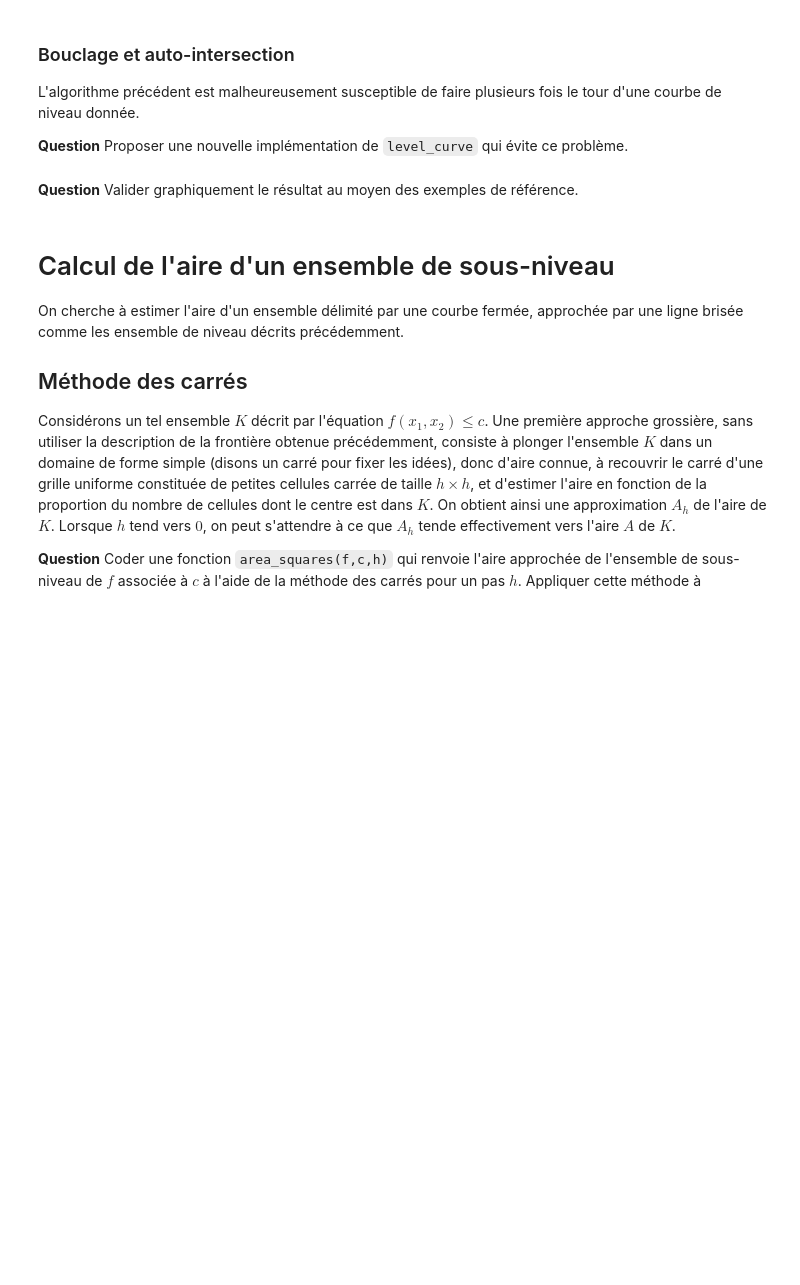
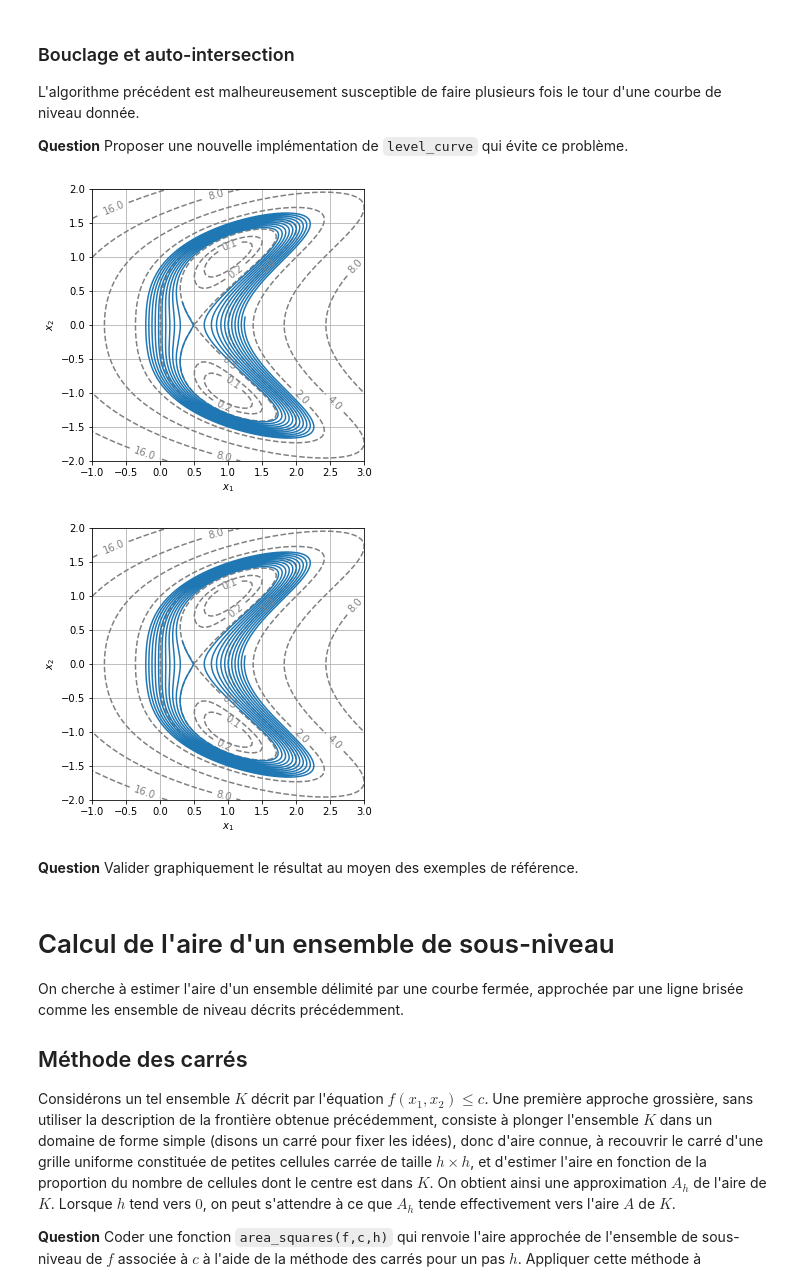
Before and after one commit to EliottBarbier/projet-maths, a Jupyter notebook: Projet numérique - Calcul différentiel.ipynb, the cells around one changed output. Cells and saved outputs as stored; diff of their text form; code cells hidden in the pictures; blank space fills up the shorter version.

```diff
--- a/Projet numérique - Calcul différentiel.ipynb
+++ b/Projet numérique - Calcul différentiel.ipynb
@@ -256,6 +281,56 @@ plt.show();
 L'algorithme précédent est malheureusement susceptible de faire plusieurs fois le tour d'une courbe de niveau donnée.
 
 **Question** Proposer une nouvelle implémentation de `level_curve` qui évite ce problème.
+# %%
+def level_curve2(f, x0, y0, delta=0.1, N=1000, eps=eps):
+
+    tab=np.empty( (2,N) )
+    #print(tab[:,0].shape) # Shape (2,)
+    tab[:,0]=np.array([x0,y0])
+    x,y=x0,y0
+    for k in range(1,N):
+        grad_f=grad(f)
+        gradient=grad_f(x,y)
+        if k>=2 and ((tab[0,0]-x)**2 + (tab[1,0]-y)**2)<=10. :
+            tab[:, k:]=[0,0]
+            return(tab)
+        else:
+            if np.isclose(gradient[0],0.) :
+                x=x+delta
+                y=y
+            else :
+                sol1y= - delta/np.sqrt(1+ (gradient[1]/gradient[0])**2 )
+                sol1x= -(gradient[1]/gradient[0]) * sol1y
+                normegrad= np.sqrt( gradient[0]**2 + gradient[1]**2)
+                norme=np.sqrt(sol1x**2+sol1y**2)
+                if np.isclose(np.linalg.det(np.array( [ [gradient[0]/normegrad, sol1x/norme ], [gradient[1]/normegrad, sol1y/norme ]])),1.) :
+                    x=sol1x+x
+                    y=sol1y+y
+
+                else:
+                    x=-sol1x+x
+                    y=-sol1y+y
+            tab[:,k]=np.array([x,y])
+
+    return (tab)
+
+
+x0,y0=Newton(F,0.8,0.8)
+tab=level_curve(f2,x0,y0,delta=0.01,N=10000) #On augmente la précision et le nombre de points pour que ça suive bien
+
+X=tab[0,:]
+Y=tab[1,:]
+
+display_contour(
+    f2,
+    x=np.linspace(-1.0, 3.0, 100),
+    y=np.linspace(-2.0, 2.0, 100),
+    levels=[2**i for i in range(-3, 8)] # levels: [0.125, 0.25, ..., 64, 128]
+)
+plt.plot(X,Y);
+# %% [output]
+[figure, added]
+[figure, added]
 # %% [markdown]
 **Question** Valider graphiquement le résultat au moyen des exemples de référence.
 # %% [markdown]
```
Also changed, not shown: parts of 7 cells of this notebook.
